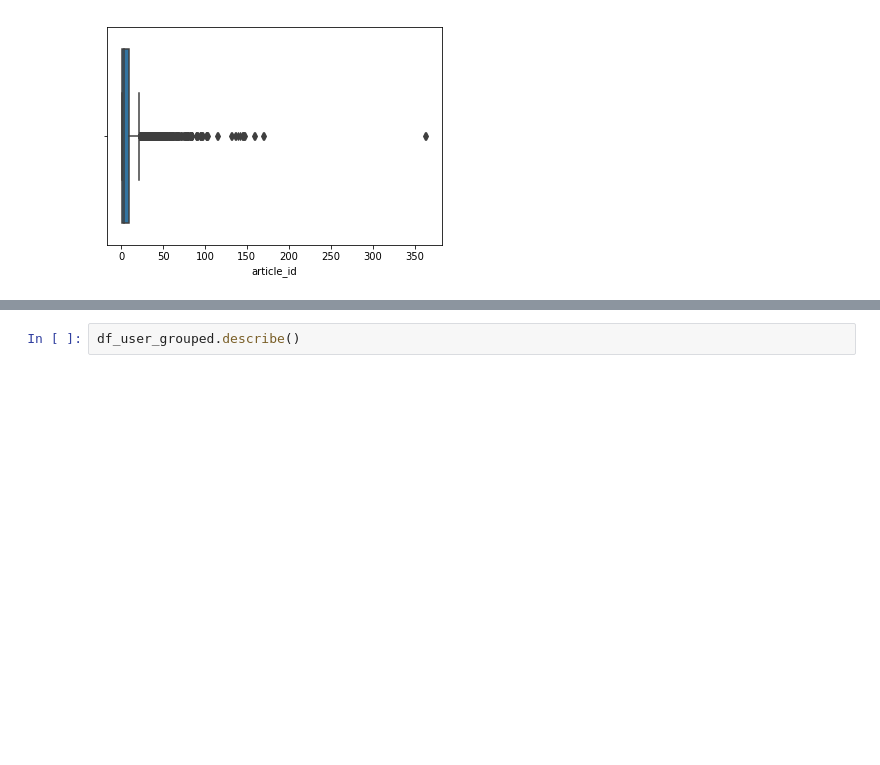
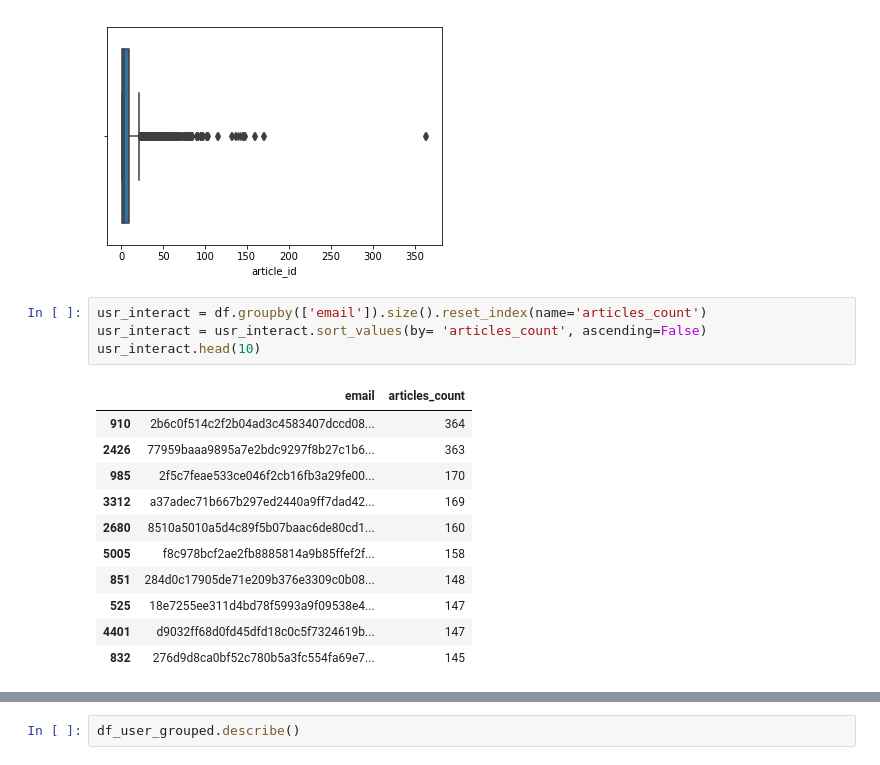
Before and after one commit to a-scaravelli/Reccomandetions-on-IBM, a Jupyter notebook: Recommendations_with_IBM.ipynb, the cells around one changed output, grey strips where cells are left out. Cells and saved outputs as stored; diff of their text form; blank space fills up the shorter version.

```diff
--- a/Recommendations_with_IBM.ipynb
+++ b/Recommendations_with_IBM.ipynb
@@ -70,3 +73,19 @@ import seaborn as sns
 ax = sns.boxplot(x=df_user_grouped["article_id"])
 # %% [output]
 [figure]
+# %%
+usr_interact = df.groupby(['email']).size().reset_index(name='articles_count')
+usr_interact = usr_interact.sort_values(by= 'articles_count', ascending=False)
+usr_interact.head(10)
+# %% [output]
+|  | email | articles_count |
+| 910 | 2b6c0f514c2f2b04ad3c4583407dccd08... | 364 |
+| 2426 | 77959baaa9895a7e2bdc9297f8b27c1b6... | 363 |
+| 985 | 2f5c7feae533ce046f2cb16fb3a29fe00... | 170 |
+| 3312 | a37adec71b667b297ed2440a9ff7dad42... | 169 |
+| 2680 | 8510a5010a5d4c89f5b07baac6de80cd1... | 160 |
+| 5005 | f8c978bcf2ae2fb8885814a9b85ffef2f... | 158 |
+| 851 | 284d0c17905de71e209b376e3309c0b08... | 148 |
+| 525 | 18e7255ee311d4bd78f5993a9f09538e4... | 147 |
+| 4401 | d9032ff68d0fd45dfd18c0c5f7324619b... | 147 |
+| 832 | 276d9d8ca0bf52c780b5a3fc554fa69e7... | 145 |
```
Also changed, not shown: parts of 10 cells of this notebook, 1 other file.
